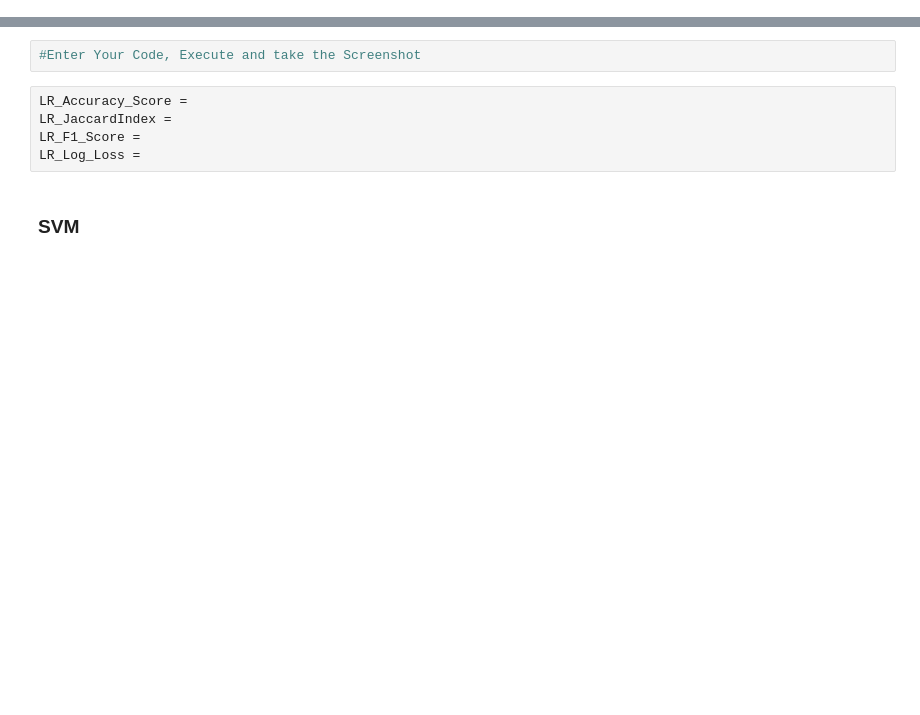
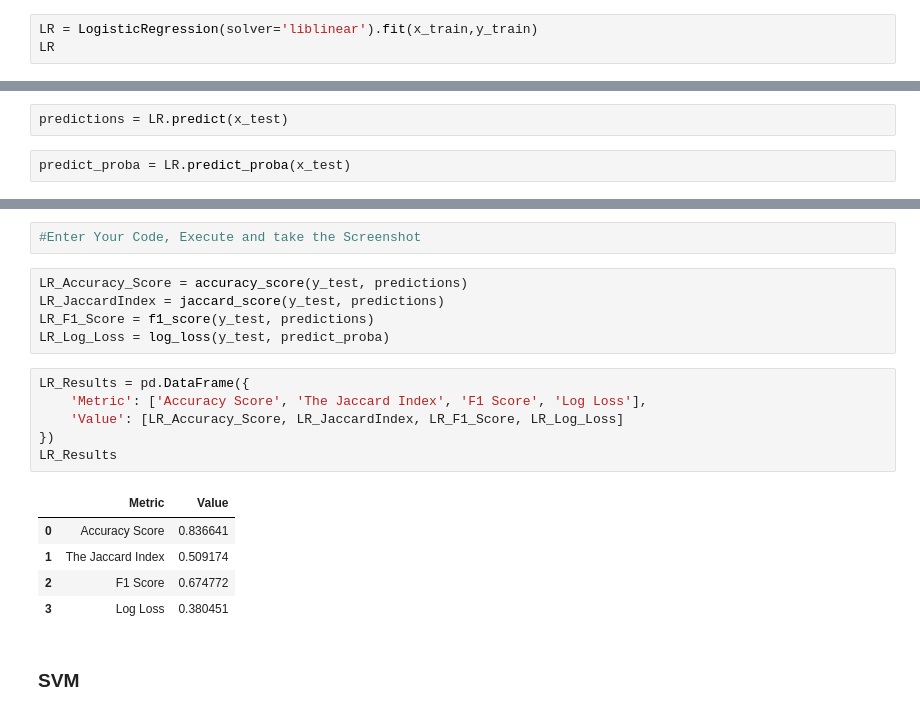
Before and after one commit to corbinae/MachineLearning, a Jupyter notebook: ML0101EN_SkillUp_FinalAssignment.jupyterlite.ipynb, the cells around one changed output, grey strips where cells are left out. Cells and saved outputs as stored; diff of their text form; blank space fills up the shorter version.

```diff
--- a/ML0101EN_SkillUp_FinalAssignment.jupyterlite.ipynb
+++ b/ML0101EN_SkillUp_FinalAssignment.jupyterlite.ipynb
@@ -284,0 +368,3 @@ LR =
+# %%
+LR = LogisticRegression(solver='liblinear').fit(x_train,y_train)
+LR
@@ -293,12 +377,28 @@ predict_proba =
+# %%
+predictions = LR.predict(x_test)
+# %%
+predict_proba = LR.predict_proba(x_test)
 # %% [markdown]
 #### Q15) Using the `predictions`, `predict_proba` and the `y_test` dataframe calculate the value for each metric using the appropriate function.
 # %%
 #Enter Your Code, Execute and take the Screenshot
-# %%
-LR_Accuracy_Score =
-LR_JaccardIndex =
-LR_F1_Score =
-LR_Log_Loss =
+# %%
+LR_Accuracy_Score = accuracy_score(y_test, predictions)
+LR_JaccardIndex = jaccard_score(y_test, predictions)
+LR_F1_Score = f1_score(y_test, predictions)
+LR_Log_Loss = log_loss(y_test, predict_proba)
+# %%
+LR_Results = pd.DataFrame({
+    'Metric': ['Accuracy Score', 'The Jaccard Index', 'F1 Score', 'Log Loss'],
+    'Value': [LR_Accuracy_Score, LR_JaccardIndex, LR_F1_Score, LR_Log_Loss]
+})
+LR_Results
+# %% [output]
+|  | Metric | Value |
+| 0 | Accuracy Score | 0.836641 |
+| 1 | The Jaccard Index | 0.509174 |
+| 2 | F1 Score | 0.674772 |
+| 3 | Log Loss | 0.380451 |
 # %% [markdown]
 ### SVM
 # %% [markdown]
```
Also changed, not shown: parts of 40 cells of this notebook.
